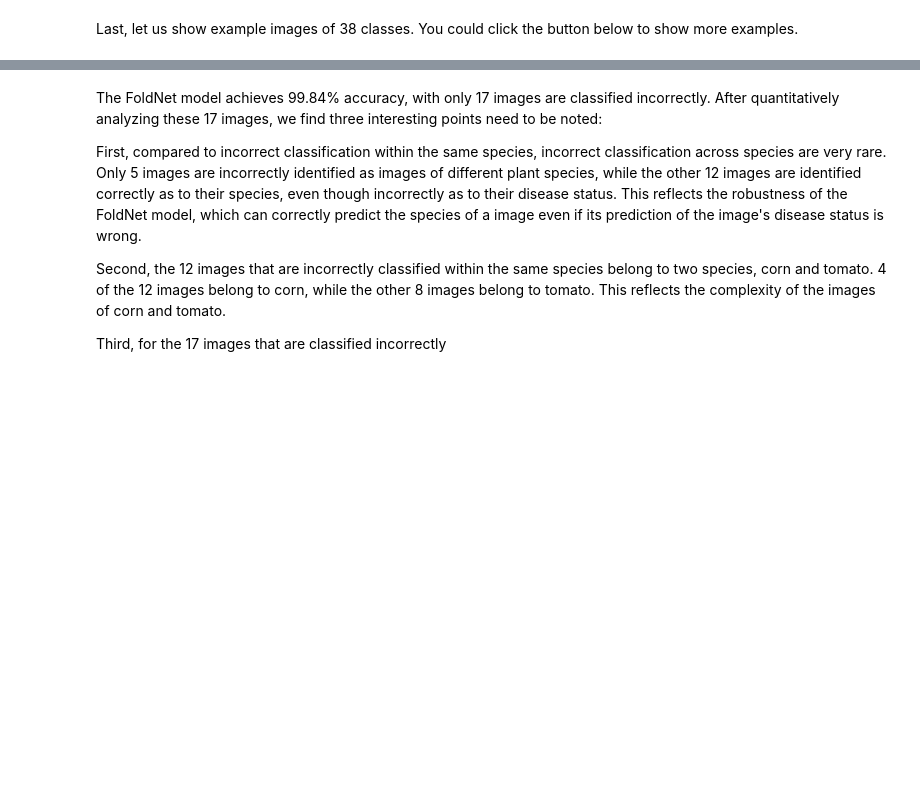
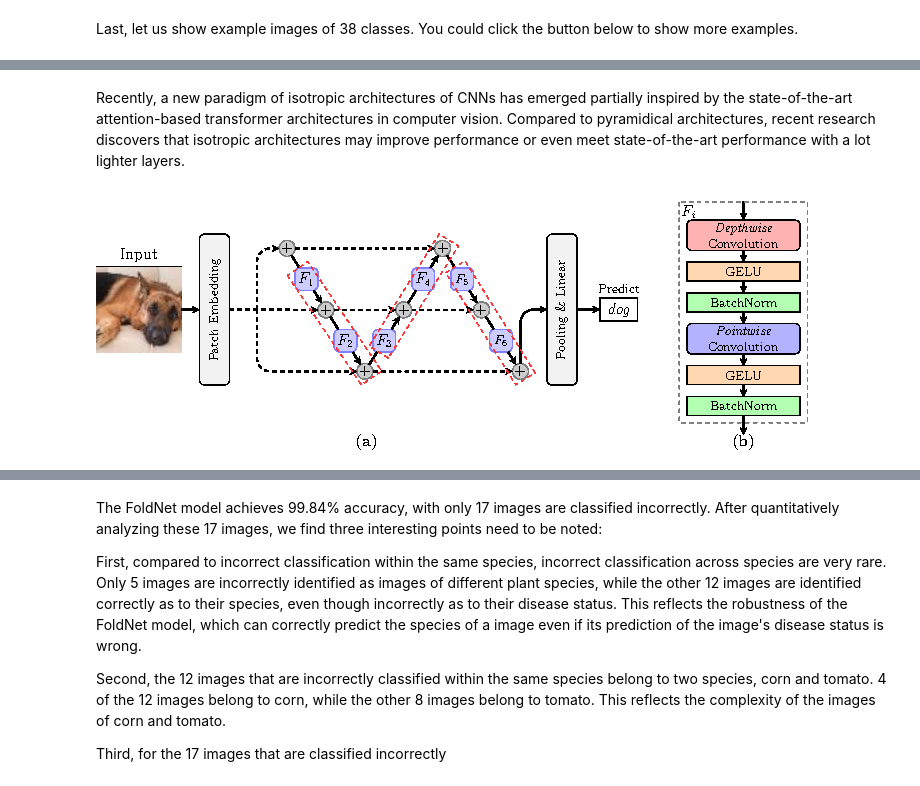
Before and after one commit to keepsimpler/smartfarming, a Jupyter notebook: docs/disease/classification-on-plantvillage-2.ipynb, the cells around one changed output, grey strips where cells are left out. Cells and saved outputs as stored; diff of their text form; code cells hidden in the pictures; blank space fills up the shorter version.

```diff
--- a/docs/disease/classification-on-plantvillage-2.ipynb
+++ b/docs/disease/classification-on-plantvillage-2.ipynb
@@ -55,3 +96,11 @@ Last, let us show example images of 38 classes. You could click the button below
+# %% [markdown]
+Recently, a new paradigm of isotropic architectures of CNNs has emerged partially inspired by the state-of-the-art attention-based transformer architectures in computer vision. Compared to pyramidical architectures, recent research discovers that isotropic architectures may improve performance or even meet state-of-the-art performance with a lot lighter layers.
+# %%
+from IPython.display import display_png
+with open('data/convmixer_block.png', "rb") as f:
+    display_png(f.read(),raw=True)
+# %% [output]
+[figure, added]
 # %% [markdown]
 ## Hierarchical Confusion Matrix of PlantVillage
 
```
Also changed, not shown: parts of 5 cells of this notebook, 2 other files.
